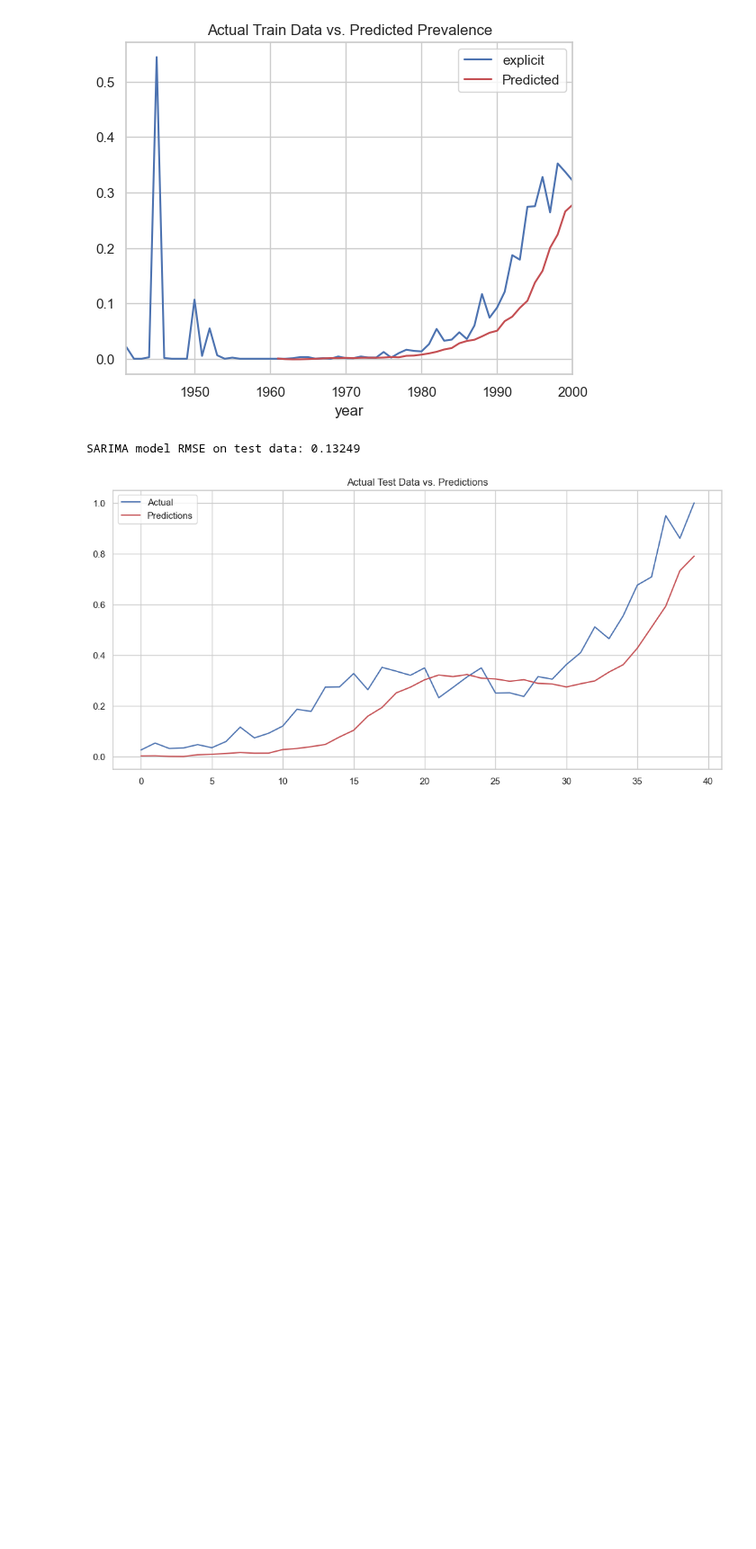
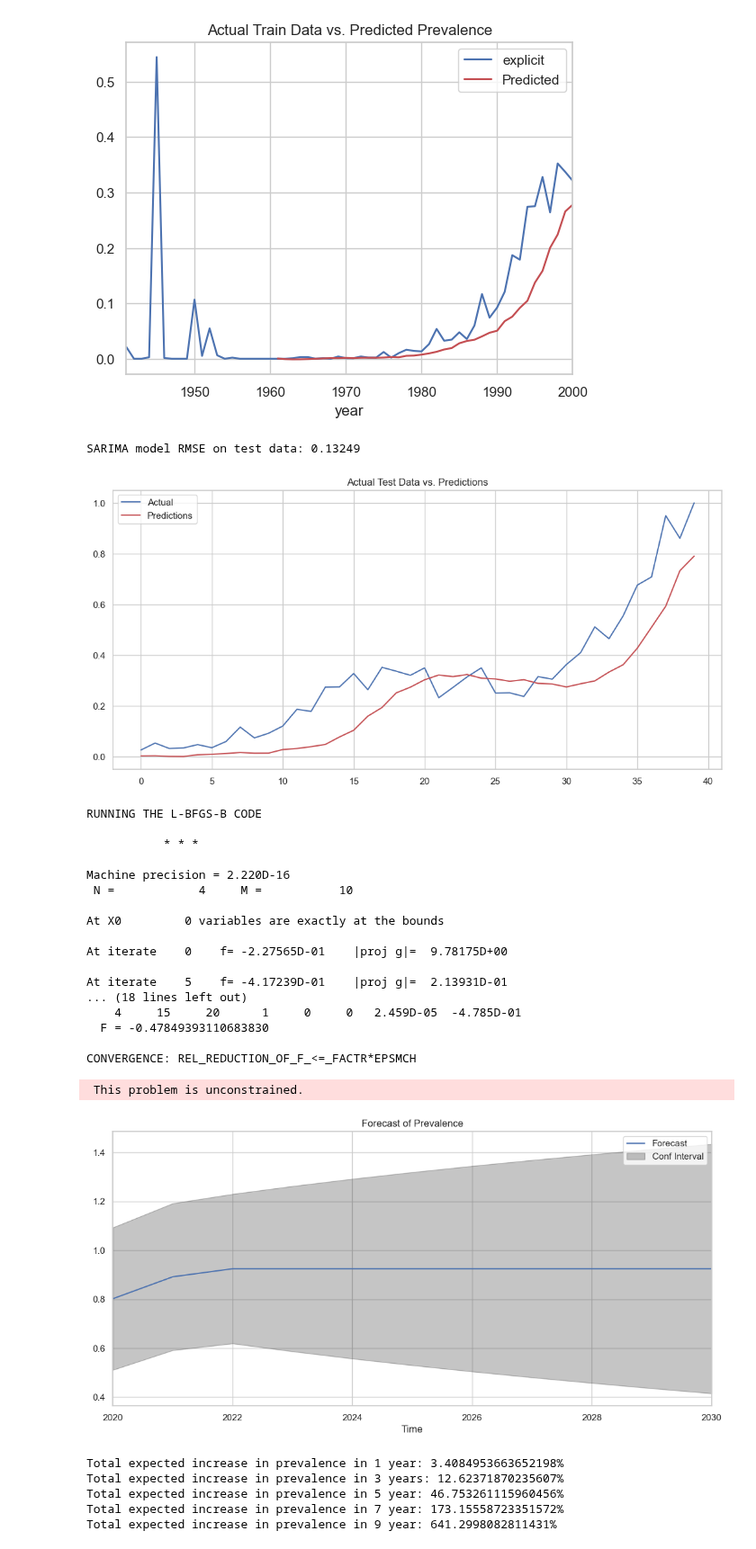
Before and after one commit to moraditya/spotify-time-series, a Jupyter notebook: models/spotify-time-series-ARIMA-LSTM.ipynb, the cells around one changed output. Shown at 90% size. Saved outputs shown, nothing was run; the diff lists cells and outputs as text; code cells hidden in the pictures; blank space fills up the shorter version.

```diff
--- a/models/spotify-time-series-ARIMA-LSTM.ipynb
+++ b/models/spotify-time-series-ARIMA-LSTM.ipynb
@@ -654,3 +654,30 @@ test_RMSE(explicit_df,pdq=pdq,pdqs=pdqs, display=True)
 # %% [output]
 SARIMA model RMSE on test data: 0.13249
 [figure]
+# %%
+explicit_prev=forecast_model(explicit_df,pdq=pdq,pdqs=pdqs)
+# %% [output]
+RUNNING THE L-BFGS-B CODE
+
+           * * *
+
+Machine precision = 2.220D-16
+ N =            4     M =           10
+
+At X0         0 variables are exactly at the bounds
+
+At iterate    0    f= -2.27565D-01    |proj g|=  9.78175D+00
+
+At iterate    5    f= -4.17239D-01    |proj g|=  2.13931D-01
+... (18 lines left out)
+    4     15     20      1     0     0   2.459D-05  -4.785D-01
+  F = -0.47849393110683830
+
+CONVERGENCE: REL_REDUCTION_OF_F_<=_FACTR*EPSMCH
+ This problem is unconstrained.
+[figure, added]
+Total expected increase in prevalence in 1 year: 3.4084953663652198%
+Total expected increase in prevalence in 3 years: 12.62371870235607%
+Total expected increase in prevalence in 5 year: 46.753261115960456%
+Total expected increase in prevalence in 7 year: 173.15558723351572%
+Total expected increase in prevalence in 9 year: 641.2998082811431%
```
Also changed, not shown: parts of 1 cell of this notebook.
